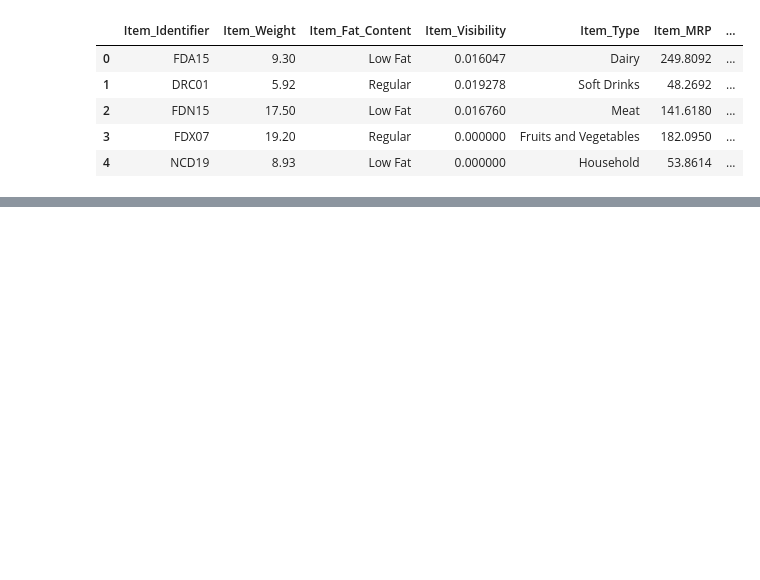
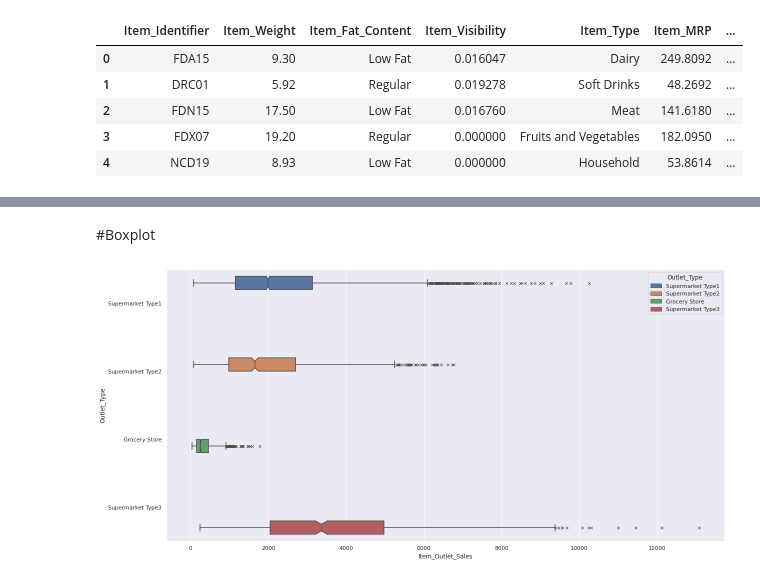
Before and after one commit to Resourcepaul/Project1, a Jupyter notebook: Project1.ipynb, the cells around one changed output, grey strips where cells are left out. Cells and saved outputs as stored; diff of their text form; code cells hidden in the pictures; blank space fills up the shorter version.

```diff
--- a/Project1.ipynb
+++ b/Project1.ipynb
@@ -18,0 +235,7 @@ titanic_df.head()
+# %% [markdown]
+#Boxplot
+# %%
+sns.boxplot(data=report_df,x='Item_Outlet_Sales',y='Outlet_Type',hue='Outlet_Type',notch=True,flierprops={"marker": "x"},);
+sns.set(rc = {'figure.figsize':(10,10)});
+# %% [output]
+[figure, added]
```
Also changed, not shown: parts of 26 cells of this notebook.
